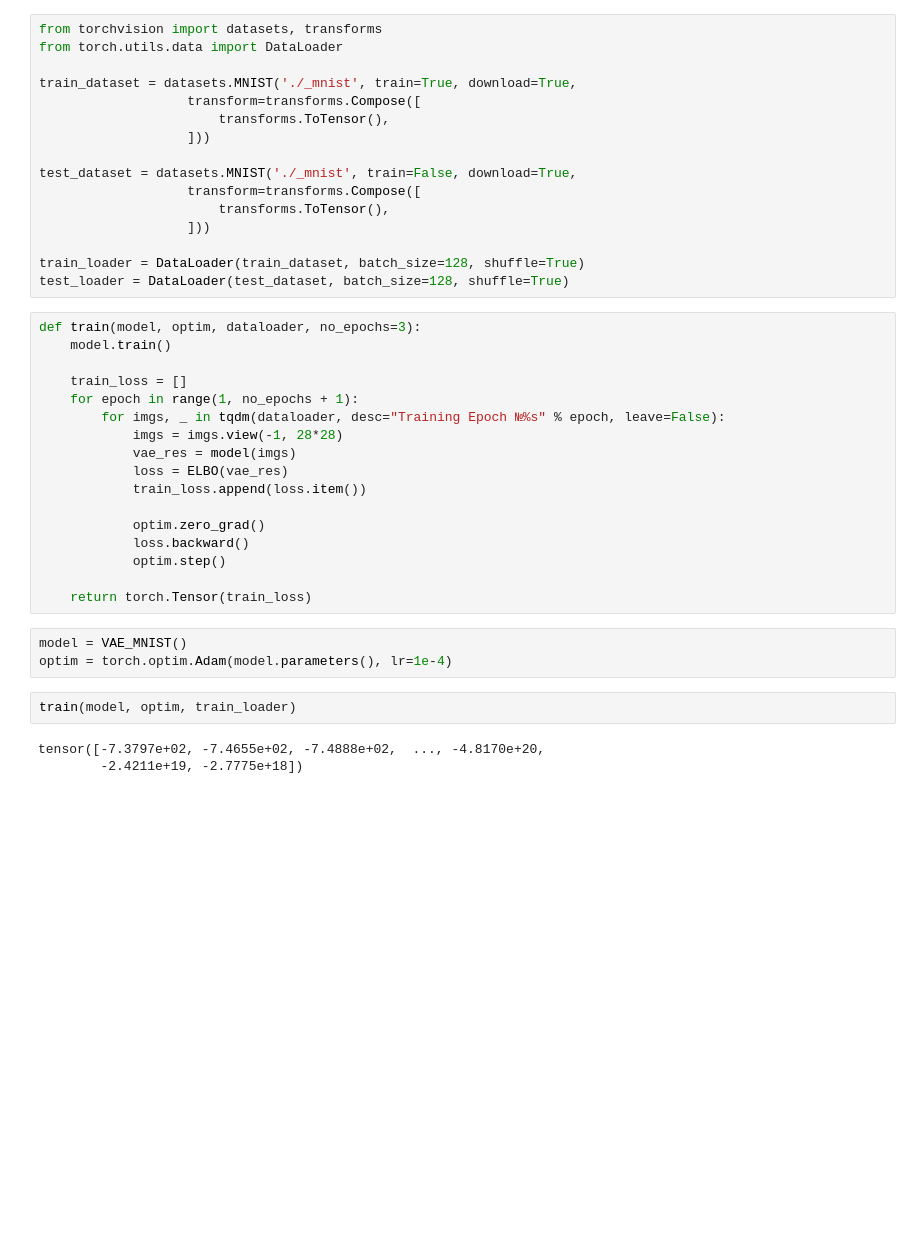
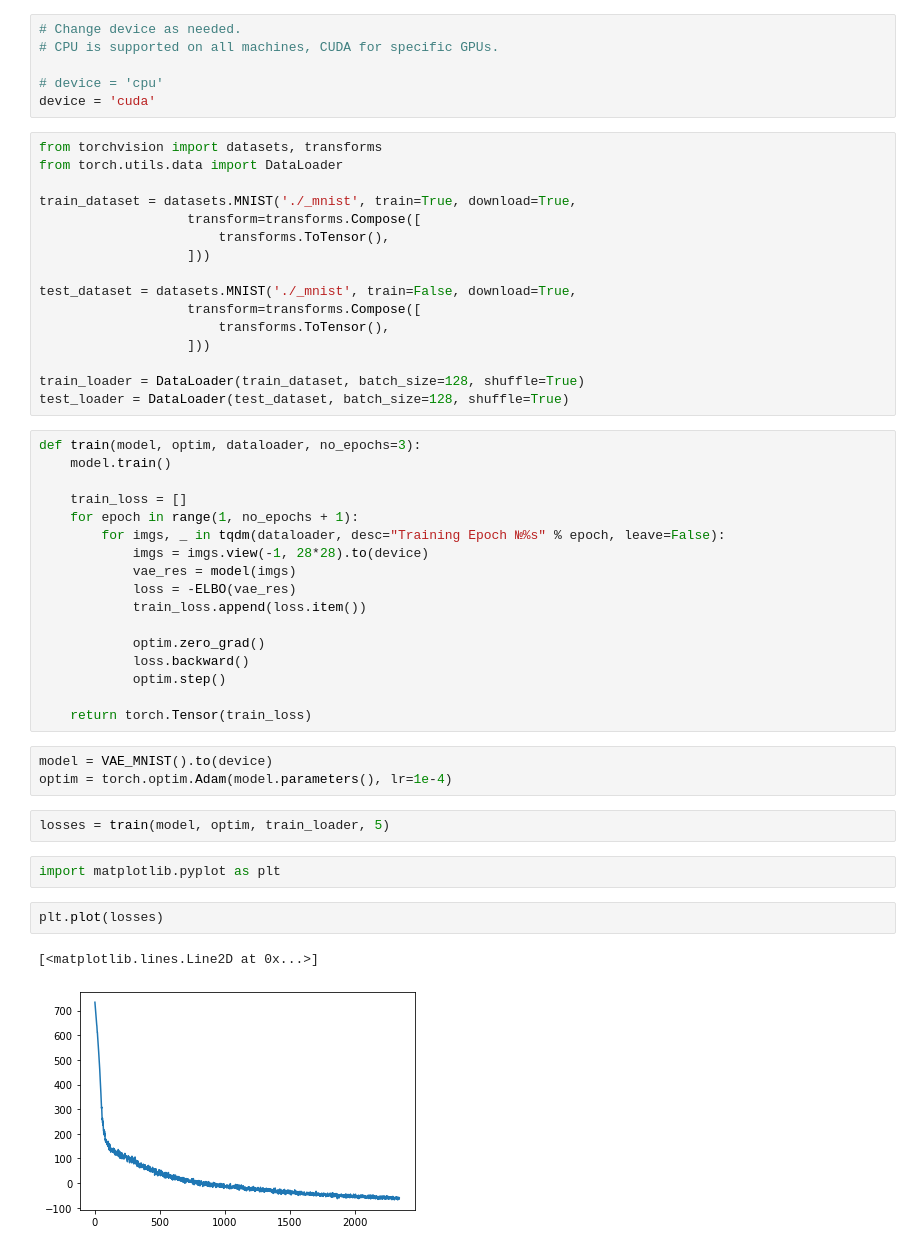
Before and after one commit to ox-advanced-topics-ml-2022-23-group-13/elbo-comparison, a Jupyter notebook: comparison/notebooks/mnist.ipynb, the cells around one changed output. Drawn from its saved outputs; the diff is of its cells as text; blank space fills up the shorter version.

Commit message:
Working ELBO

```diff
--- a/comparison/notebooks/mnist.ipynb
+++ b/comparison/notebooks/mnist.ipynb
@@ -5,6 +7,12 @@ import torch
 from comparison.examples.vae_mnist import VAE_MNIST
 from comparison.loss import ELBO
 from tqdm.notebook import tqdm
+# %%
+# Change device as needed.
+# CPU is supported on all machines, CUDA for specific GPUs.
+
+# device = 'cpu'
+device = 'cuda'
 # %%
 from torchvision import datasets, transforms
 from torch.utils.data import DataLoader
@@ -28,9 +36,9 @@ def train(model, optim, dataloader, no_epochs=3):
     train_loss = []
     for epoch in range(1, no_epochs + 1):
         for imgs, _ in tqdm(dataloader, desc="Training Epoch №%s" % epoch, leave=False):
-            imgs = imgs.view(-1, 28*28)
+            imgs = imgs.view(-1, 28*28).to(device)
             vae_res = model(imgs)
-            loss = ELBO(vae_res)
+            loss = -ELBO(vae_res)
             train_loss.append(loss.item())
 
             optim.zero_grad()
@@ -39,10 +47,14 @@ def train(model, optim, dataloader, no_epochs=3):
 
     return torch.Tensor(train_loss)
 # %%
-model = VAE_MNIST()
+model = VAE_MNIST().to(device)
 optim = torch.optim.Adam(model.parameters(), lr=1e-4)
 # %%
-train(model, optim, train_loader)
+losses = train(model, optim, train_loader, 5)
-# %% [output]
-tensor([-7.3797e+02, -7.4655e+02, -7.4888e+02,  ..., -4.8170e+20,
-        -2.4211e+19, -2.7775e+18])
+# %%
+import matplotlib.pyplot as plt
+# %%
+plt.plot(losses)
+# %% [output]
+[<matplotlib.lines.Line2D at 0x...>]
+[figure, added]
```
Also changed, not shown: parts of 3 cells of this notebook, 2 other files.
